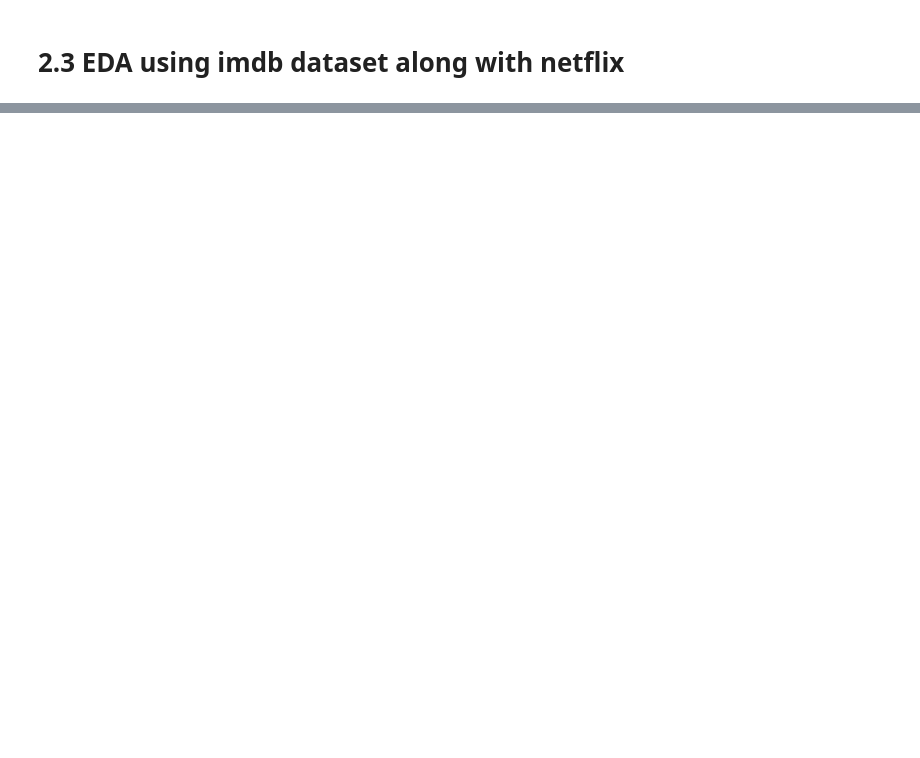
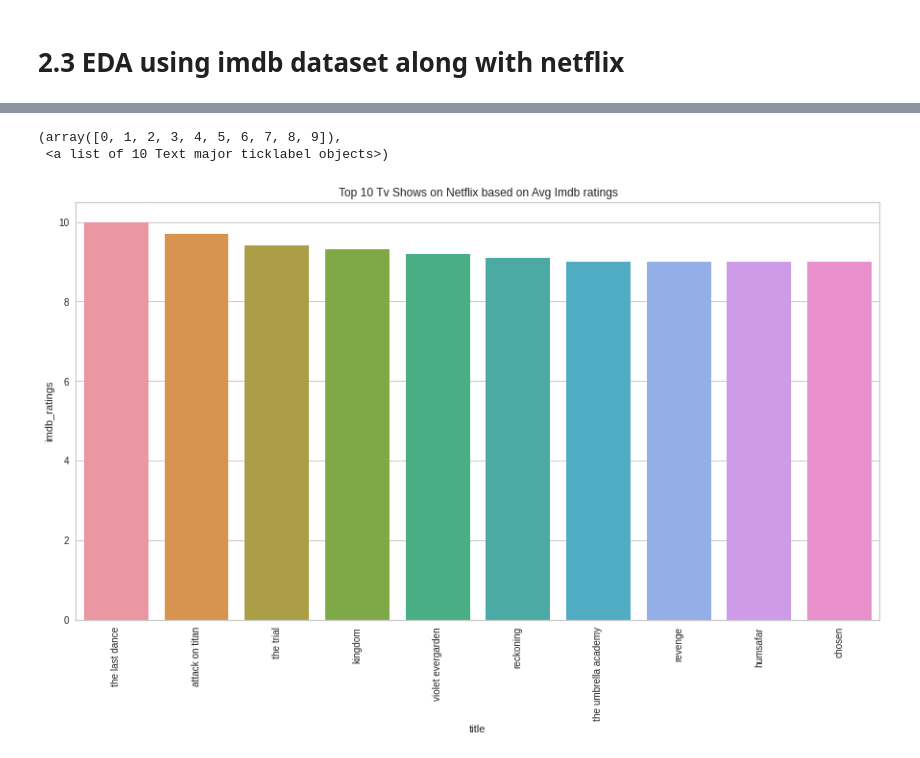
Before and after one commit to palash-21/Netflix-Movies-And-TV-Shows-Clustering, a Jupyter notebook: NETFLIX_MOVIES_AND_TV_SHOWS_CLUSTERING.ipynb, the cells around one changed output, grey strips where cells are left out. Saved outputs shown, nothing was run; the diff lists cells and outputs as text; code cells hidden in the pictures; blank space fills up the shorter version.

```diff
--- a/NETFLIX_MOVIES_AND_TV_SHOWS_CLUSTERING.ipynb
+++ b/NETFLIX_MOVIES_AND_TV_SHOWS_CLUSTERING.ipynb
@@ -897,0 +992,14 @@ count of tv/movie,
+# %%
+# Top 10 Tv Show based on Imdb ratings
+temp_df = pd.DataFrame()
+temp_df['title'] = df_imdb_tvshow['title']
+temp_df['imdb_ratings'] = df_imdb_tvshow['imdb_ratings']
+temp_df.sort_values('imdb_ratings',ascending=False,inplace=True)
+plt.figure(figsize=(15,8))
+sns.barplot(x=temp_df.head(10)['title'],y=temp_df.head(10)['imdb_ratings'])
+plt.title('Top 10 Tv Shows on Netflix based on Avg Imdb ratings')
+plt.xticks(rotation=90)
+# %% [output]
+(array([0, 1, 2, 3, 4, 5, 6, 7, 8, 9]),
+ <a list of 10 Text major ticklabel objects>)
+[figure, added]
```
Also changed, not shown: parts of 52 cells of this notebook.
